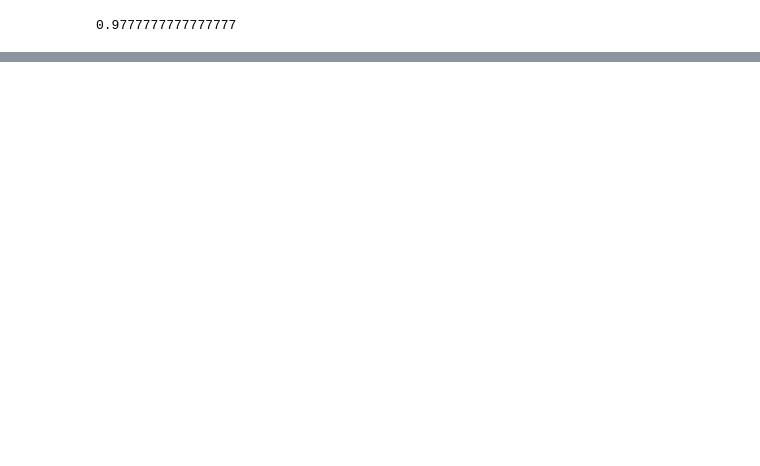
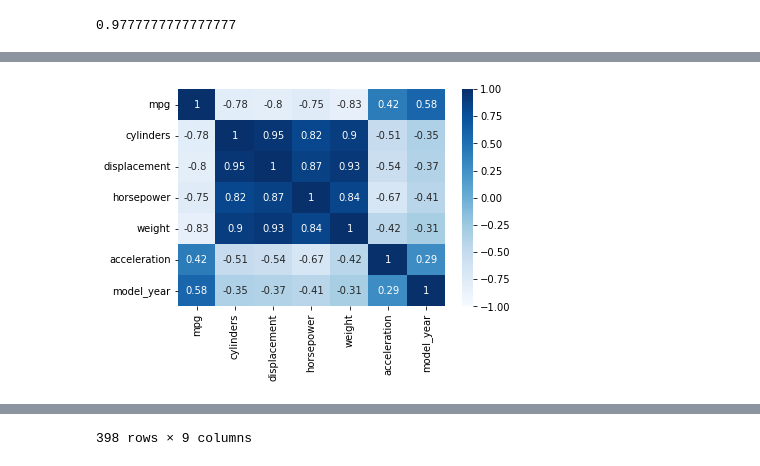
Before and after one commit to hsargoli/MyWorks, a Jupyter notebook: introductionDataS_pandasNumpyScipy.ipynb, the cells around one changed output, grey strips where cells are left out. Drawn from its saved outputs; the diff is of its cells as text; code cells hidden in the pictures; blank space fills up the shorter version.

```diff
--- a/introductionDataS_pandasNumpyScipy.ipynb
+++ b/introductionDataS_pandasNumpyScipy.ipynb
@@ -201,6 +218,9 @@ np.std(report)
 # PREprocessing
 # %%
 import pandas as pd
+from seaborn import load_dataset
+data3 = load_dataset("mpg")
+
 data = pd.read_csv('bank.csv', sep=';')
 
 data.describe()  # describe the dataset
@@ -213,7 +233,7 @@ data.info() # info about dataset
 
 data.isnull() # return objects of dataset True for null
 
-data.fillna({'job':'unemployd','balance':'zero'}) # fill na values of dataset
+data.fillna({'job':'unemployd','balance':'zero'}) # fill na values of columns dataset
 
 data.fillna(method = 'ffill') # fill na values with previous data in dataset
 data
@@ -502,0 +547,7 @@ plt.show()
+# %%
+corr = data3.corr() # depict correlation between numeric values
+sb.heatmap(corr, annot = True, cmap='Blues', xticklabels = corr.columns, yticklabels = corr.columns, vmin = -1, vmax = +1)
+plt.show()
+data3
+# %% [output]
+[figure, added]
@@ -502,0 +566 @@ plt.show()
+398 rows × 9 columns
```
Also changed, not shown: parts of 35 cells of this notebook.
